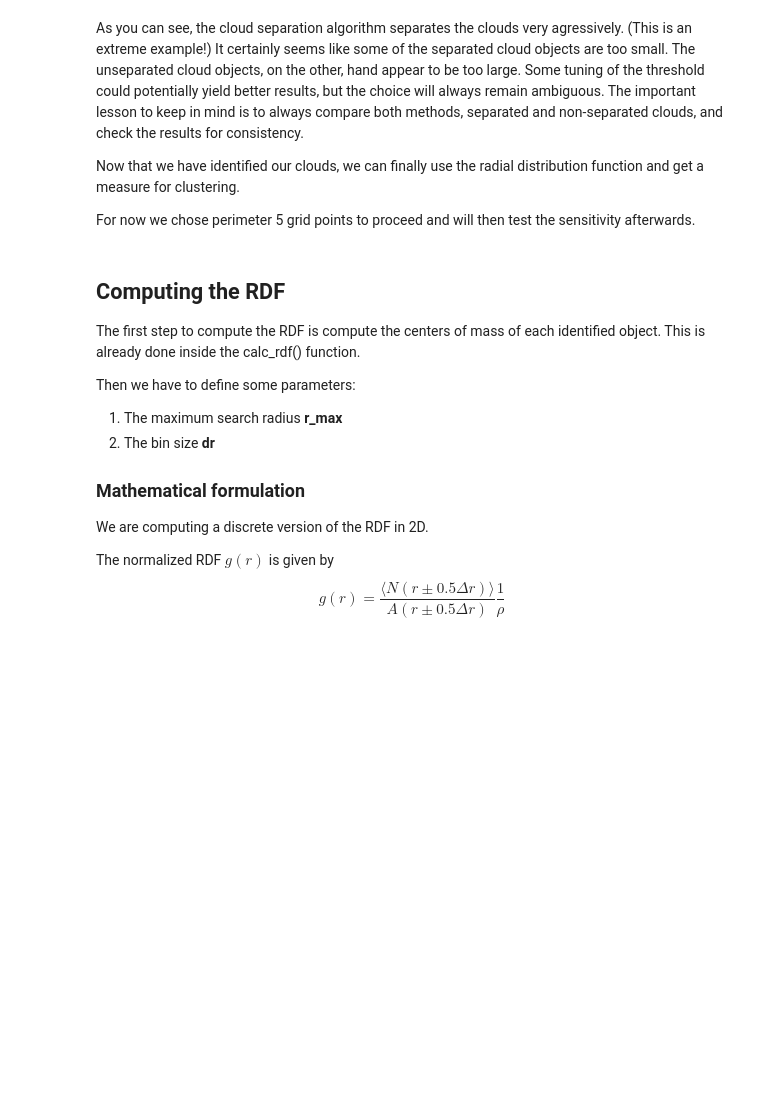
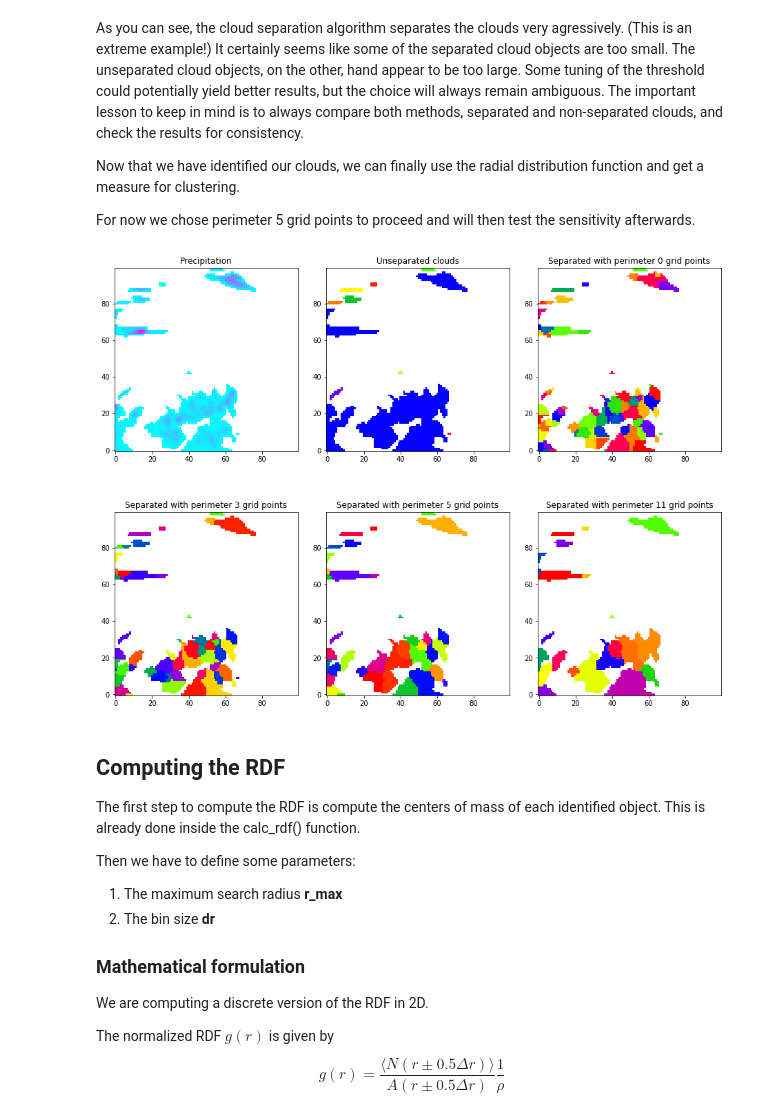
Before and after one commit to raspstephan/convective_variability_analysis, a Jupyter notebook: jupyter_notebooks/clustering_rdf.ipynb, the cells around one changed output. Saved outputs shown, nothing was run; the diff lists cells and outputs as text; code cells hidden in the pictures; blank space fills up the shorter version.

```diff
--- a/jupyter_notebooks/clustering_rdf.ipynb
+++ b/jupyter_notebooks/clustering_rdf.ipynb
@@ -85,17 +96,3 @@ Each identified "object" is now shown with a different color. We can see that ma
 To separate the large objects into smaller sub-objects we can use a local maximum filter. This filter identifies the local maxima for each object. From these maxima a watershed algorithm is used to define the extent of each sub-object. The switch in the identify_clouds function is called water.
 
 There is one tuning parameter called **neighborhood**. This is a 2D array, which defines how large the search perimeter for the local maximum search algorithm is. The smaller the array, the closer the individual maxima can be toghether. So a very small perimeter gives many very small clouds. For now we pick 5 grid points, which is the effective resolution of the model.
-# %%
-ex_ind = 3   # Pick one example case
-
-fig, axmat = plt.subplots(2, 3, figsize=(13, 10))
-axmat[0, 0].imshow(prec_fields[ex_ind], cmap=cm_prec, origin='lower', vmin = 1)
-axmat[0, 0].set_title('Precipitation')
-axmat[0, 1].imshow(labels_list[ex_ind], cmap=cm_prism, origin='lower', vmin = 1)
-axmat[0, 1].set_title('Unseparated clouds')
-
-for n, ax in zip([3, 5, 11, 21], np.ravel(axmat)[2:]):
-    labels_sep = helpers.identify_clouds(prec_fields[ex_ind], threshold, water=True, neighborhood = n)[0]
-    ax.imshow(labels_sep, cmap=cm_prism, origin='lower', vmin = 1)
-    ax.set_title('Separated with perimeter {:d} grid points'.format(n))
-plt.tight_layout()
@@ -107,5 +102,25 @@ As you can see, the cloud separation algorithm separates the clouds very agressi
 Now that we have identified our clouds, we can finally use the radial distribution function and get a measure for clustering.
 
 For now we chose perimeter 5 grid points to proceed and will then test the sensitivity afterwards.
+# %%
+ex_ind = 4   # Pick one example case
+
+plims = (50, 150, 75, 175)
+
+fig, axmat = plt.subplots(2, 3, figsize=(13, 10))
+axmat[0, 0].imshow(field_list[ex_ind][plims[0]:plims[1], plims[2]:plims[3]], cmap=cm, origin='lower', vmin = 1)
+axmat[0, 0].set_title('Precipitation')
+axmat[0, 1].imshow(labels_list[ex_ind][plims[0]:plims[1], plims[2]:plims[3]], cmap=cm_prism, origin='lower', vmin = 1)
+axmat[0, 1].set_title('Unseparated clouds')
+
+for n, ax in zip([[[0,1,0],[1,1,1],[0,1,0]], 3, 5, 11], np.ravel(axmat)[2:]):
+    labels_sep = helpers.identify_clouds(field_list[ex_ind], threshold, water=True, neighborhood = n)[0]
+    ax.imshow(labels_sep[plims[0]:plims[1], plims[2]:plims[3]], cmap=cm_prism, origin='lower', vmin = 1)
+    if not type(n) is int:
+        n = 0
+    ax.set_title('Separated with perimeter {:d} grid points'.format(n))
+plt.tight_layout()
+# %% [output]
+[figure, added]
 # %%
 labels_sep_list = []
```
Also changed, not shown: parts of 7 cells of this notebook, 2 other files.
